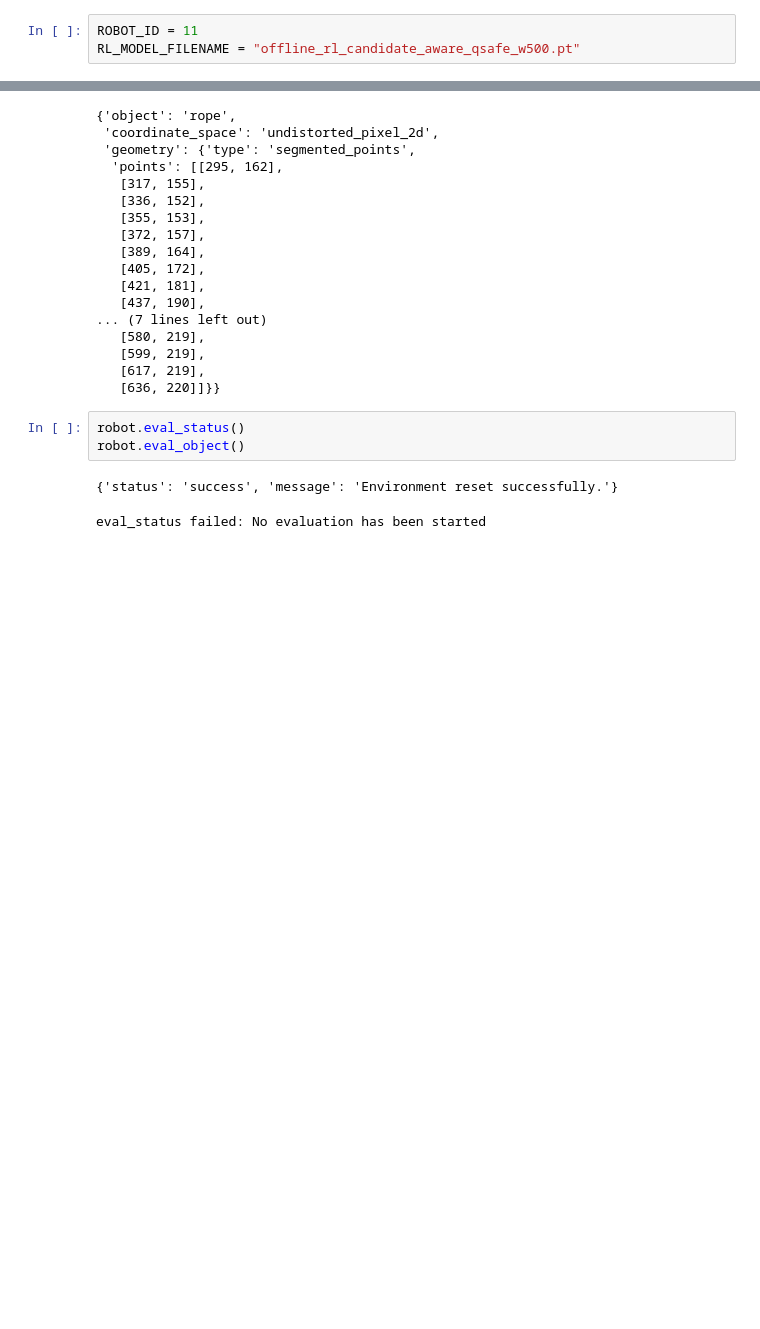
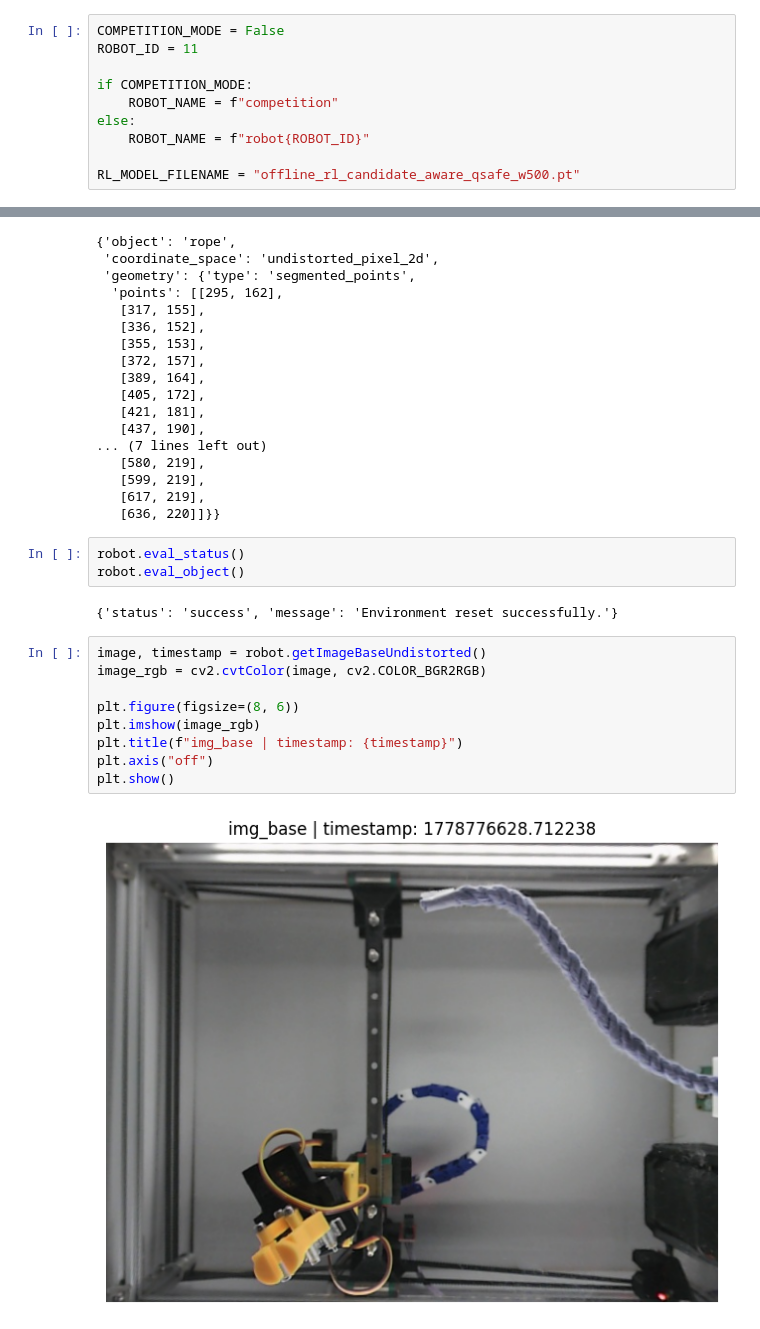
Before and after one commit to KMU-KDAS/RGMC2026_ws, a Jupyter notebook: exec/task2/task2.ipynb, the cells around one changed output, grey strips where cells are left out. Saved outputs shown, nothing was run; the diff lists cells and outputs as text; blank space fills up the shorter version.

```diff
--- a/exec/task2/task2.ipynb
+++ b/exec/task2/task2.ipynb
@@ -1,3 +1,10 @@
 # %%
+COMPETITION_MODE = False
 ROBOT_ID = 11
+
+if COMPETITION_MODE:
+    ROBOT_NAME = f"competition"
+else:
+    ROBOT_NAME = f"robot{ROBOT_ID}"
+
 RL_MODEL_FILENAME = "offline_rl_candidate_aware_qsafe_w500.pt"
@@ -3264,5 +3469,13 @@ robot.eval_object()
 # %% [output]
 {'status': 'success', 'message': 'Environment reset successfully.'}
 # %%
+image, timestamp = robot.getImageBaseUndistorted()
+image_rgb = cv2.cvtColor(image, cv2.COLOR_BGR2RGB)
+
+plt.figure(figsize=(8, 6))
+plt.imshow(image_rgb)
+plt.title(f"img_base | timestamp: {timestamp}")
+plt.axis("off")
+plt.show()
 # %% [output]
-eval_status failed: No evaluation has been started
+[figure, added]
```
Also changed, not shown: parts of 3 cells of this notebook, 15 other files.
